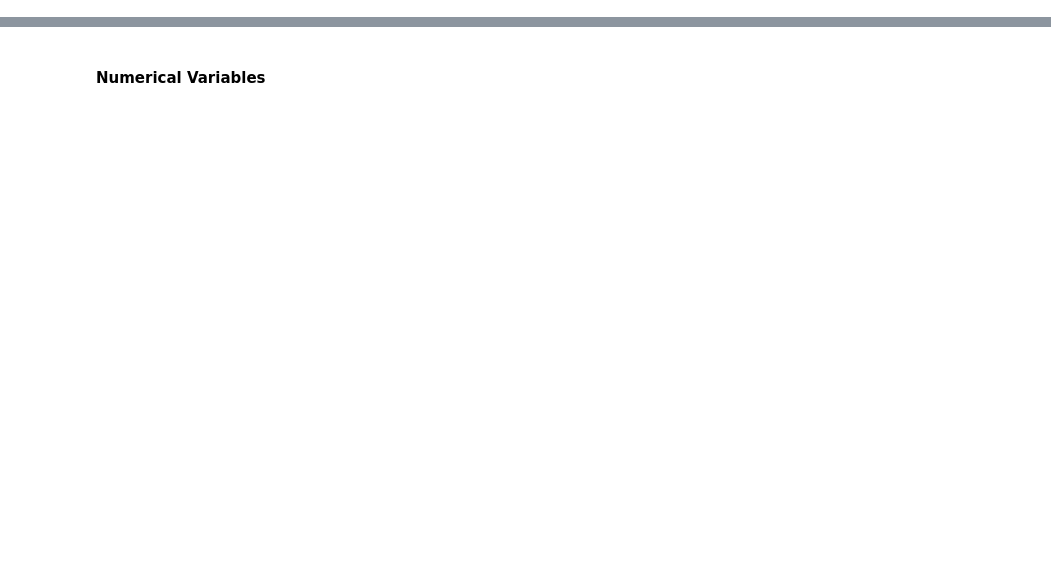
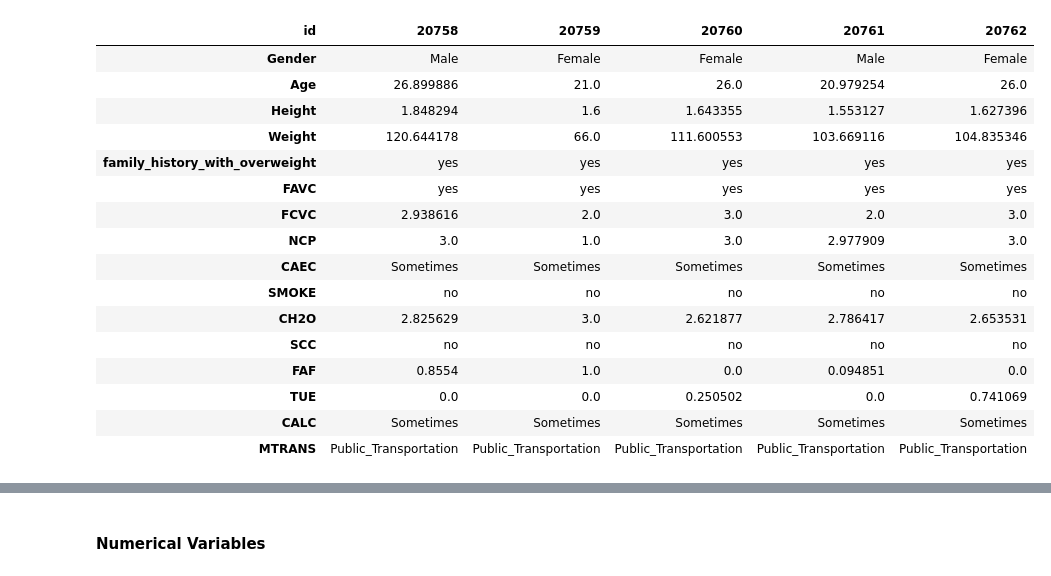
Before and after one commit to aubin4444/DS52-Obesity-Prediction, a Jupyter notebook: obesity.ipynb, the cells around one changed output, grey strips where cells are left out. Saved outputs shown, nothing was run; the diff lists cells and outputs as text; code cells hidden in the pictures; blank space fills up the shorter version.

```diff
--- a/obesity.ipynb
+++ b/obesity.ipynb
@@ -12,0 +32,20 @@ test set size :  (13840, 17)
+# %%
+test_set.head().T
+# %% [output]
+| id | 20758 | 20759 | 20760 | 20761 | 20762 |
+| Gender | Male | Female | Female | Male | Female |
+| Age | 26.899886 | 21.0 | 26.0 | 20.979254 | 26.0 |
+| Height | 1.848294 | 1.6 | 1.643355 | 1.553127 | 1.627396 |
+| Weight | 120.644178 | 66.0 | 111.600553 | 103.669116 | 104.835346 |
+| family_history_with_overweight | yes | yes | yes | yes | yes |
+| FAVC | yes | yes | yes | yes | yes |
+| FCVC | 2.938616 | 2.0 | 3.0 | 2.0 | 3.0 |
+| NCP | 3.0 | 1.0 | 3.0 | 2.977909 | 3.0 |
+| CAEC | Sometimes | Sometimes | Sometimes | Sometimes | Sometimes |
+| SMOKE | no | no | no | no | no |
+| CH2O | 2.825629 | 3.0 | 2.621877 | 2.786417 | 2.653531 |
+| SCC | no | no | no | no | no |
+| FAF | 0.8554 | 1.0 | 0.0 | 0.094851 | 0.0 |
+| TUE | 0.0 | 0.0 | 0.250502 | 0.0 | 0.741069 |
+| CALC | Sometimes | Sometimes | Sometimes | Sometimes | Sometimes |
+| MTRANS | Public_Transportation | Public_Transportation | Public_Transportation | Public_Transportation | Public_Transportation |
```
Also changed, not shown: parts of 24 cells of this notebook.
